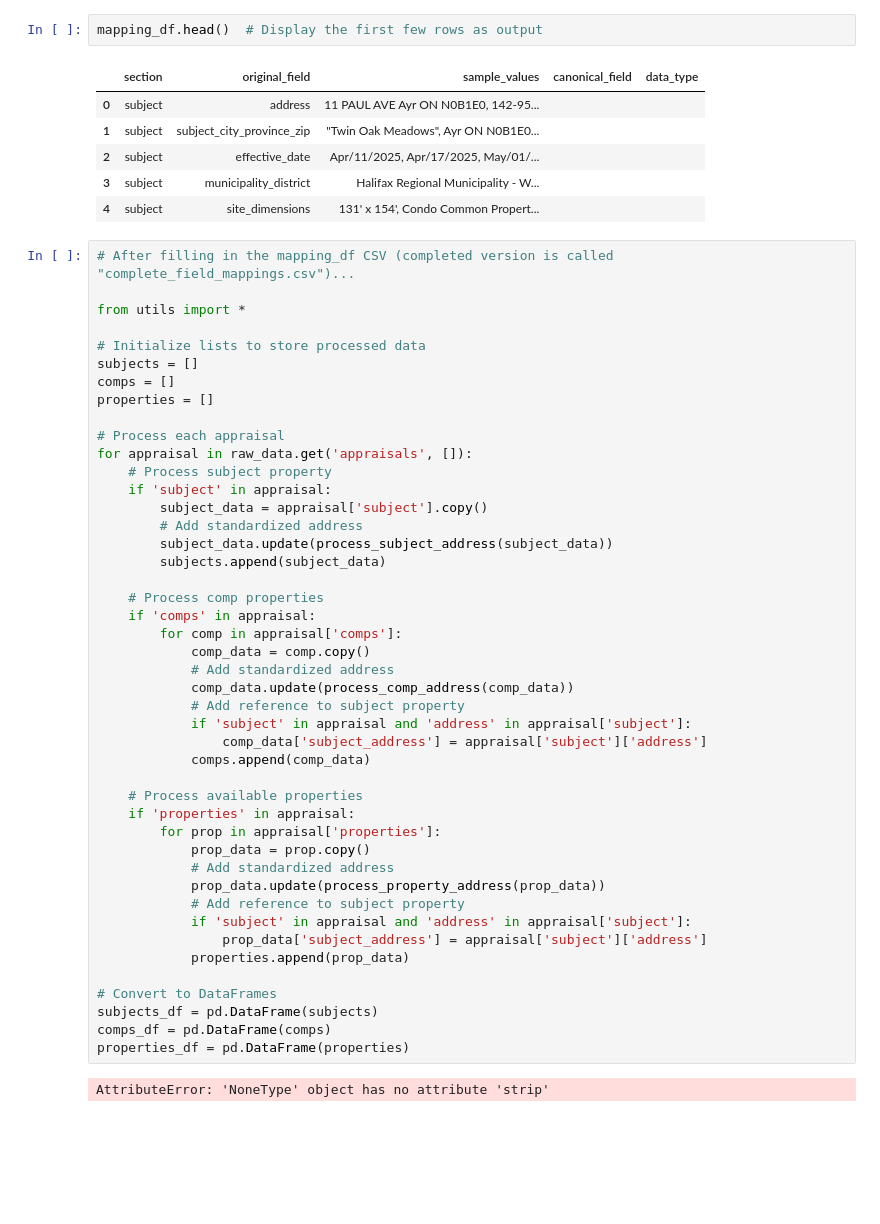
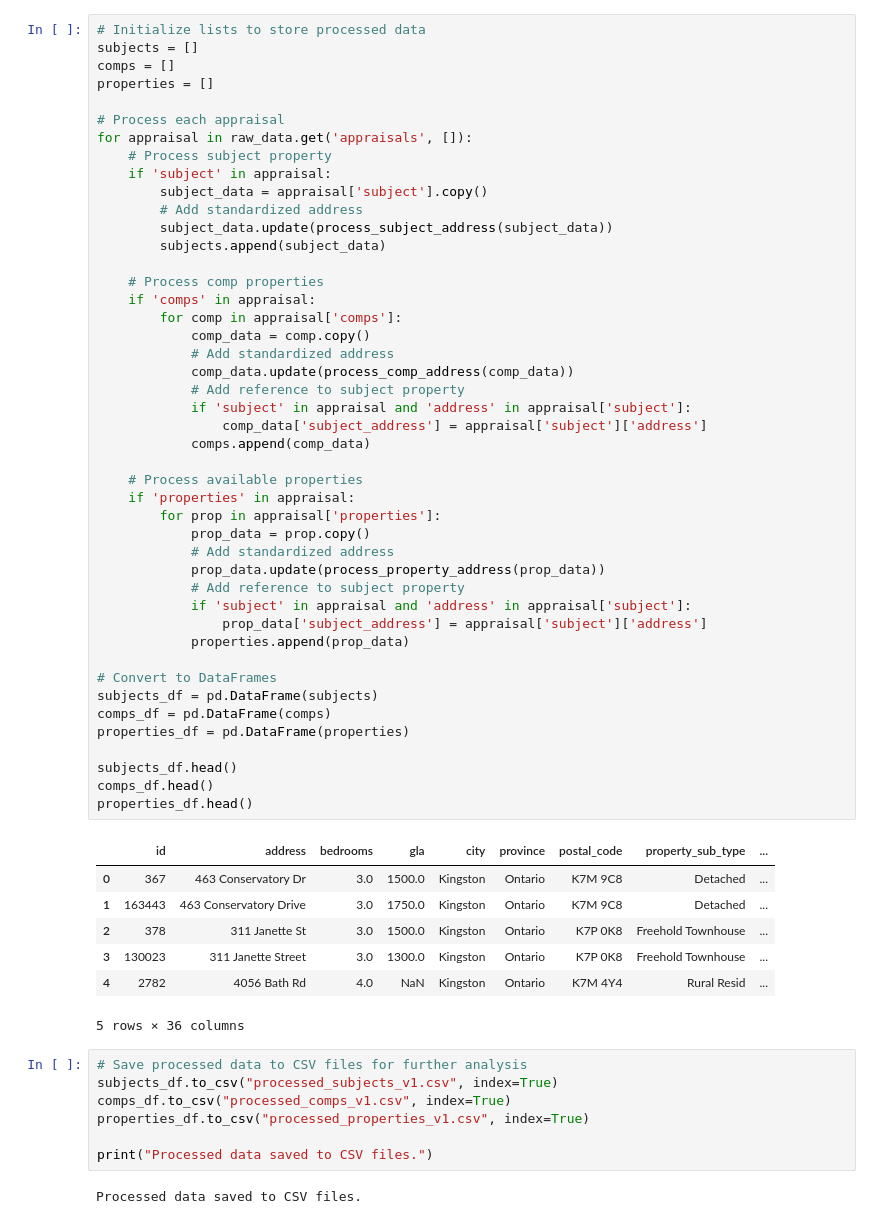
Before and after one commit to tmabdull/CompRecSystem, a Jupyter notebook: process_data.ipynb, the cells around one changed output. Cells and saved outputs as stored; diff of their text form; blank space fills up the shorter version.

Commit message:
Working data processing pipeline
TODO: Fix addresses, add lot_size parsing, merge duplicates

```diff
--- a/process_data.ipynb
+++ b/process_data.ipynb
@@ -64,17 +10,4 @@ mapping_df.to_csv('field_mapping_template.csv', index=True)
-# %%
-mapping_df.head()  # Display the first few rows as output
-# %% [output]
-|  | section | original_field | sample_values | canonical_field | data_type |
-| 0 | subject | address | 11 PAUL AVE Ayr ON N0B1E0, 142-95... |  |  |
-| 1 | subject | subject_city_province_zip | "Twin Oak Meadows", Ayr ON N0B1E0... |  |  |
-| 2 | subject | effective_date | Apr/11/2025, Apr/17/2025, May/01/... |  |  |
-| 3 | subject | municipality_district | Halifax Regional Municipality - W... |  |  |
-| 4 | subject | site_dimensions | 131' x 154', Condo Common Propert... |  |  |
 # %%
-# After filling in the mapping_df CSV (completed version is called "complete_field_mappings.csv")...
-
-from utils import *
-
 # Initialize lists to store processed data
 subjects = []
 comps = []
@@ -89,31 +22,50 @@ for appraisal in raw_data.get('appraisals', []):
         subject_data.update(process_subject_address(subject_data))
         subjects.append(subject_data)
 
     # Process comp properties
     if 'comps' in appraisal:
         for comp in appraisal['comps']:
             comp_data = comp.copy()
             # Add standardized address
             comp_data.update(process_comp_address(comp_data))
             # Add reference to subject property
             if 'subject' in appraisal and 'address' in appraisal['subject']:
                 comp_data['subject_address'] = appraisal['subject']['address']
             comps.append(comp_data)
 
     # Process available properties
     if 'properties' in appraisal:
         for prop in appraisal['properties']:
             prop_data = prop.copy()
             # Add standardized address
             prop_data.update(process_property_address(prop_data))
             # Add reference to subject property
             if 'subject' in appraisal and 'address' in appraisal['subject']:
                 prop_data['subject_address'] = appraisal['subject']['address']
             properties.append(prop_data)
 
 # Convert to DataFrames
 subjects_df = pd.DataFrame(subjects)
 comps_df = pd.DataFrame(comps)
 properties_df = pd.DataFrame(properties)
+
+subjects_df.head()
+comps_df.head()
+properties_df.head()
 # %% [output]
+|  | id | address | bedrooms | gla | city | province | postal_code | property_sub_type | ... |
+| 0 | 367 | 463 Conservatory Dr | 3.0 | 1500.0 | Kingston | Ontario | K7M 9C8 | Detached | ... |
+| 1 | 163443 | 463 Conservatory Drive | 3.0 | 1750.0 | Kingston | Ontario | K7M 9C8 | Detached | ... |
+| 2 | 378 | 311 Janette St | 3.0 | 1500.0 | Kingston | Ontario | K7P 0K8 | Freehold Townhouse | ... |
+| 3 | 130023 | 311 Janette Street | 3.0 | 1300.0 | Kingston | Ontario | K7P 0K8 | Freehold Townhouse | ... |
+| 4 | 2782 | 4056 Bath Rd | 4.0 | NaN | Kingston | Ontario | K7M 4Y4 | Rural Resid | ... |
-AttributeError: 'NoneType' object has no attribute 'strip'
+5 rows × 36 columns
+# %%
+# Save processed data to CSV files for further analysis
+subjects_df.to_csv("processed_subjects_v1.csv", index=True)
+comps_df.to_csv("processed_comps_v1.csv", index=True)
+properties_df.to_csv("processed_properties_v1.csv", index=True)
+
+print("Processed data saved to CSV files.")
+# %% [output]
+Processed data saved to CSV files.
```
Also changed, not shown: parts of 9 cells of this notebook, 6 other files.
